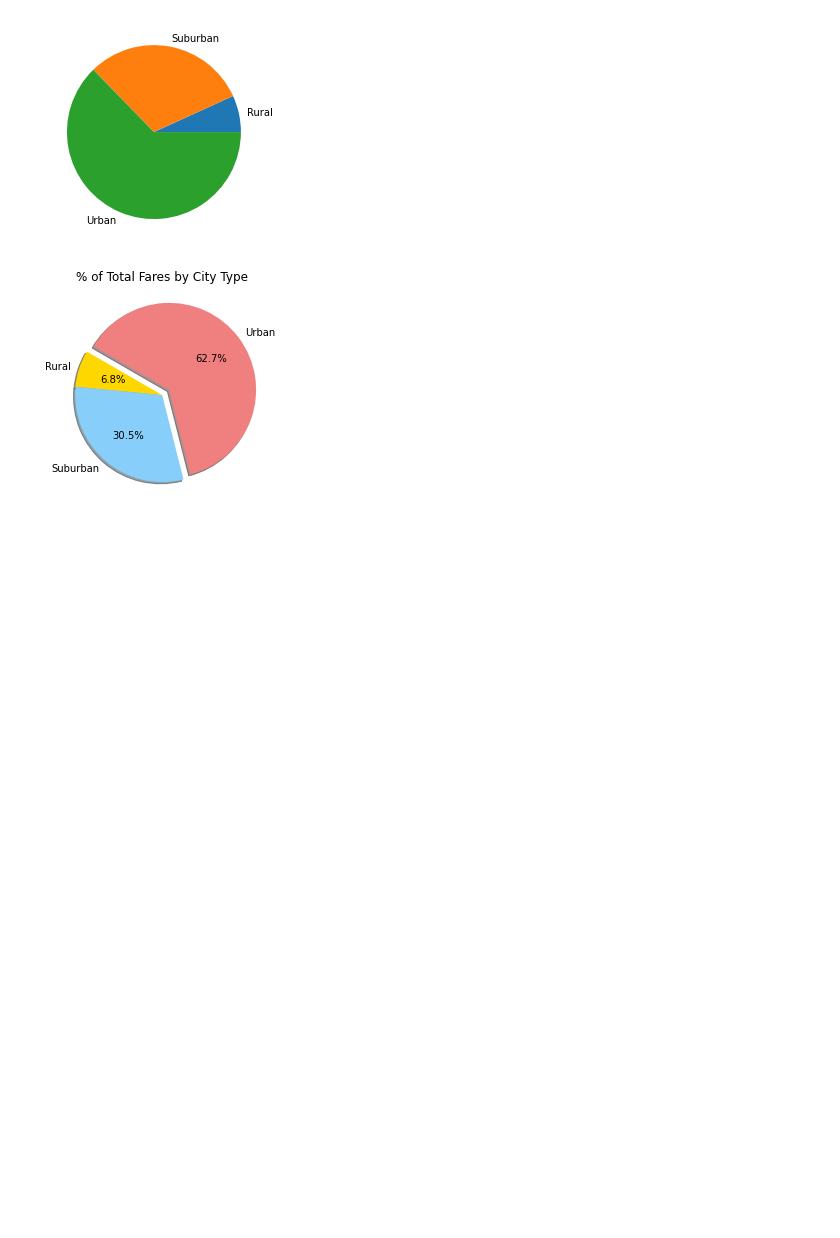
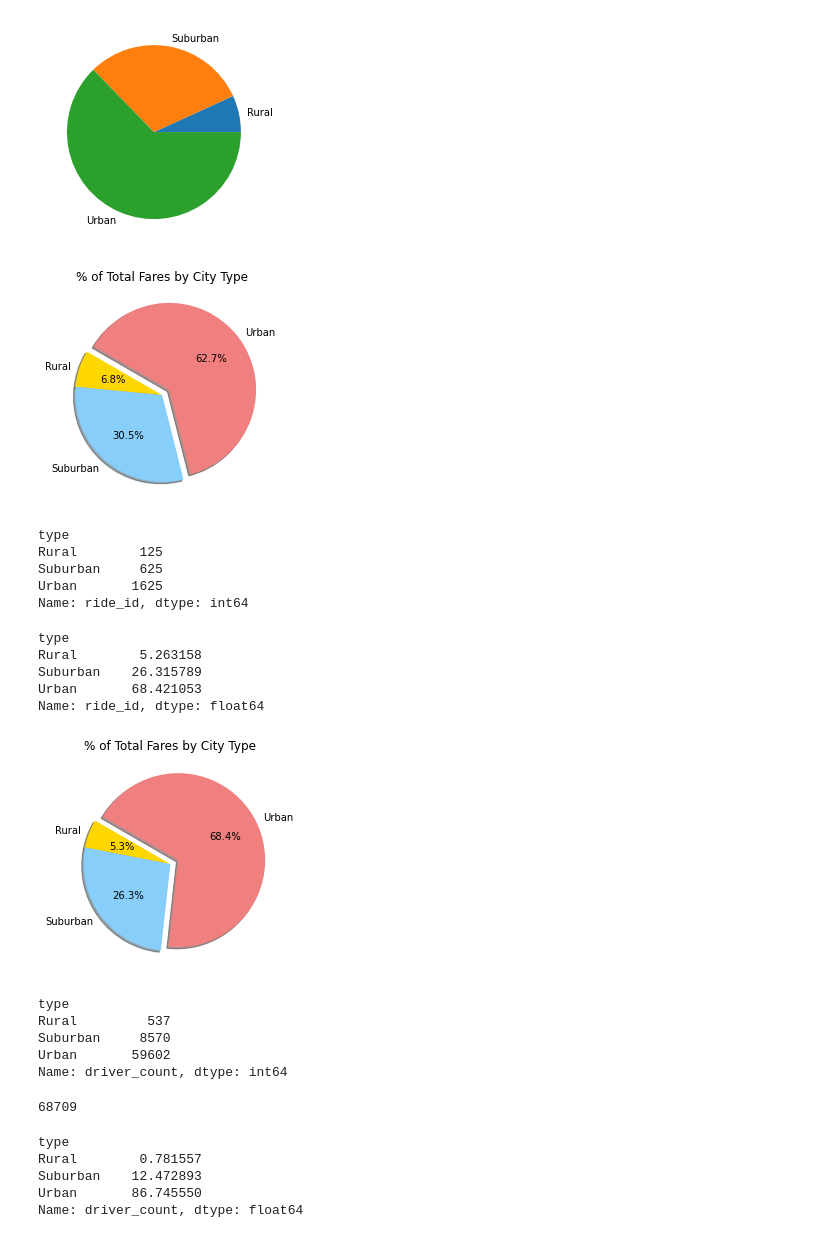
Before and after one commit to valeria100719/PyBer_Analysis, a Jupyter notebook: PyBer.ipynb, the cells around one changed output. Drawn from its saved outputs; the diff is of its cells as text; code cells hidden in the pictures; blank space fills up the shorter version.

```diff
--- a/PyBer.ipynb
+++ b/PyBer.ipynb
@@ -754,3 +754,63 @@ plt.savefig("analysis/Fig5.png")
 plt.show()
 # %% [output]
 [figure]
+# %%
+total_rides= pyber_data_df.groupby(['type']).count()["ride_id"]
+total_rides.head()
+# %% [output]
+type
+Rural        125
+Suburban     625
+Urban       1625
+Name: ride_id, dtype: int64
+# %%
+# Calculate the percentage of rides for each city type.
+ride_percents = 100 * pyber_data_df.groupby(["type"]).count()["ride_id"] / pyber_data_df["ride_id"].count()
+ride_percents
+# %% [output]
+type
+Rural        5.263158
+Suburban    26.315789
+Urban       68.421053
+Name: ride_id, dtype: float64
+# %%
+# Build the percentage of fares by city type pie chart.
+plt.pie(ride_percents,
+    labels=["Rural", "Suburban", "Urban"],
+    colors=["gold", "lightskyblue", "lightcoral"],
+    explode=[0, 0, 0.1],
+    autopct='%1.1f%%',
+    shadow=True, startangle=150)
+plt.title("% of Total Fares by City Type")
+# Save Figure
+plt.savefig("analysis/Fig5.png")
+# Show Figure
+plt.show()
+# %% [output]
+[figure, added]
+# %%
+# Get the sum of the Drivers for each city type.
+total_drivers_by_type = pyber_data_df.groupby(["type"]).sum()["driver_count"]
+total_drivers_by_type
+# %% [output]
+type
+Rural         537
+Suburban     8570
+Urban       59602
+Name: driver_count, dtype: int64
+# %%
+# Get the sum of all the drivers.
+total_drivers = pyber_data_df["driver_count"].sum()
+total_drivers
+# %% [output]
+68709
+# %%
+# Calculate the percentage of fare for each city type.
+total_percents_drivers = 100 * total_drivers_by_type/total_drivers
+total_percents_drivers
+# %% [output]
+type
+Rural        0.781557
+Suburban    12.472893
+Urban       86.745550
+Name: driver_count, dtype: float64
```
Also changed, not shown: parts of 2 cells of this notebook.
